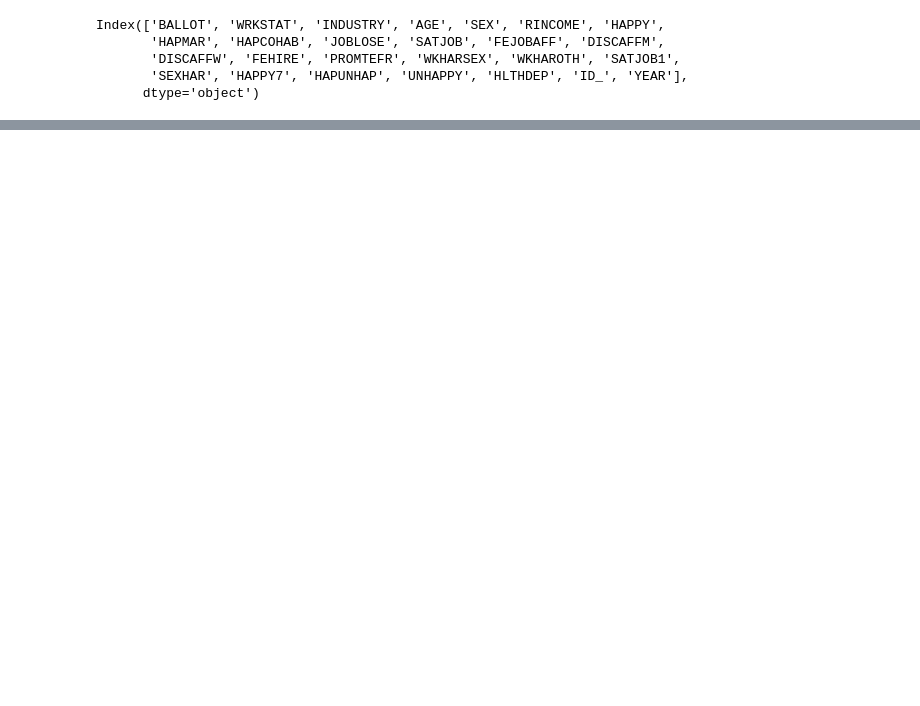
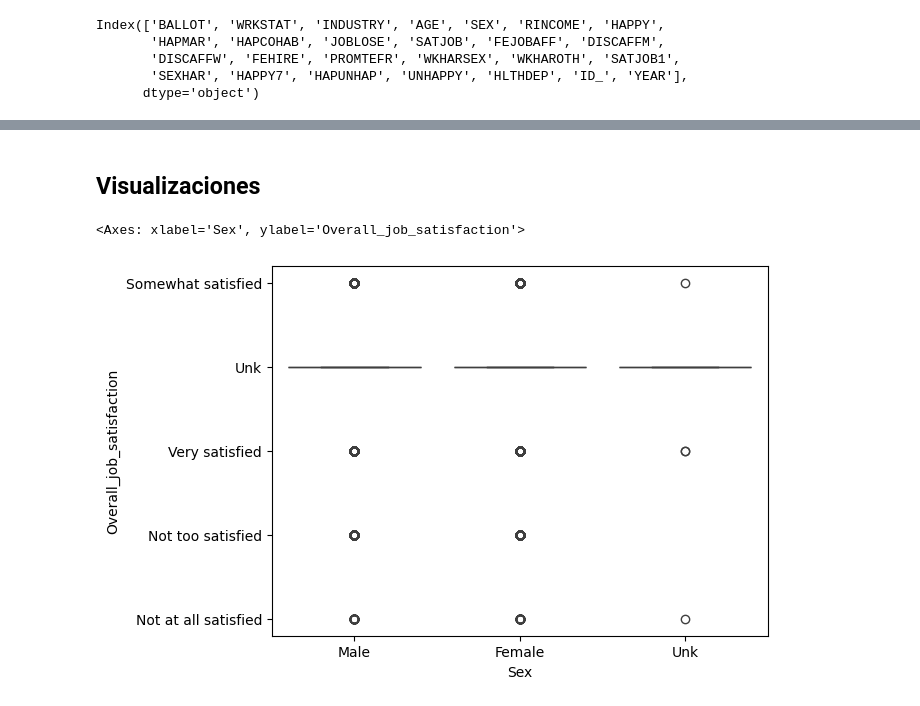
Before and after one commit to NuriaSalasVazquez/da-project-promo-49-modulo-4-team-9, a Jupyter notebook: 03_eda_gssdata.ipynb, the cells around one changed output, grey strips where cells are left out. Drawn from its saved outputs; the diff is of its cells as text; code cells hidden in the pictures; blank space fills up the shorter version.

Commit message:
Eda gss data terminado

```diff
--- a/03_eda_gssdata.ipynb
+++ b/03_eda_gssdata.ipynb
@@ -256,0 +614,2 @@ df.replace(missing_codes, np.nan, inplace=True)
+# %%
+gss["Income_numeric"] = gss["Income"].map(income_map)
@@ -256,0 +644,10 @@ df.replace(missing_codes, np.nan, inplace=True)
+# %%
+gss = gss[['Respondent_ID', 'Survey_year', 'Sex', 'Age', 'Income', 'Income_numeric',
+         'Labor_force_status', 'Job_satisfaction', 'Overall_job_satisfaction',
+         'Job_loss_probability', 'General_happiness', 'Self_perceived_happiness',
+         'Current_life_happiness', 'Felt_unhappy_past_4_weeks', 'Felt_depressed_past_4_weeks',
+         'Marriage_happiness', 'Partner_relationship_happiness',
+         'Opinion_affirmative_action_for_women', 'Should_hire_and_promote_women',
+         'Discrimination_against_men_promotion', 'Discrimination_against_women_promotion',
+         'Fair_promotions', 'Sexually_harassed_at_work_last_12m',
+         'Threatened_at_work_last_12m', 'Experienced_sexual_harassment']]
@@ -256,0 +683,2 @@ df.replace(missing_codes, np.nan, inplace=True)
+# %%
+gss["Sex"] = gss["Sex"].fillna("Unk")
@@ -256,0 +699,2 @@ df.replace(missing_codes, np.nan, inplace=True)
+# %%
+gss["Age"] = gss["Age"].replace([-99, -100], np.nan)
@@ -256,0 +713,8 @@ df.replace(missing_codes, np.nan, inplace=True)
+# %% [markdown]
+## Visualizaciones
+# %%
+# Distribución de satisfacción laboral por sexo
+sns.boxplot(data=gss, x='Sex', y='Overall_job_satisfaction')
+# %% [output]
+<Axes: xlabel='Sex', ylabel='Overall_job_satisfaction'>
+[figure, added]
```
Also changed, not shown: parts of 29 cells of this notebook, 1 other file.
